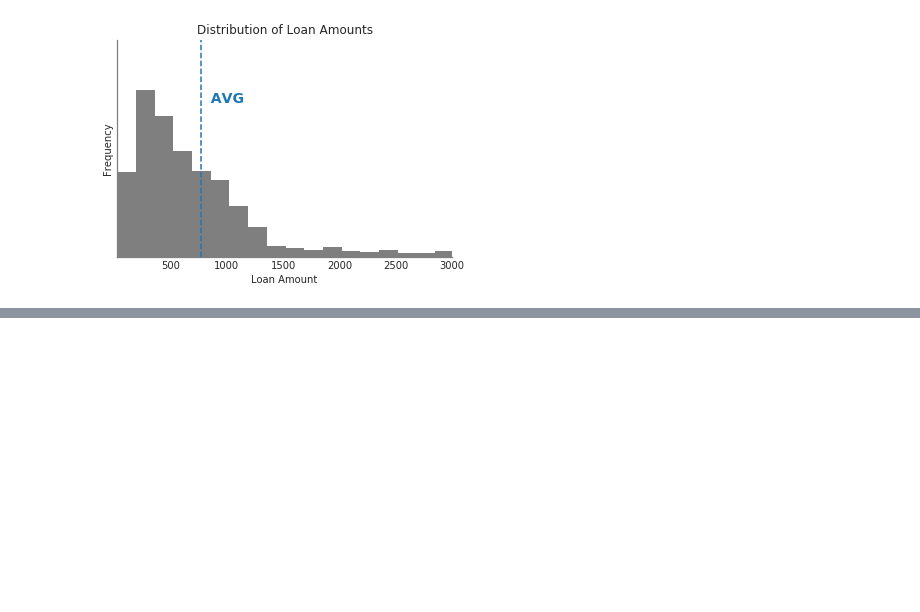
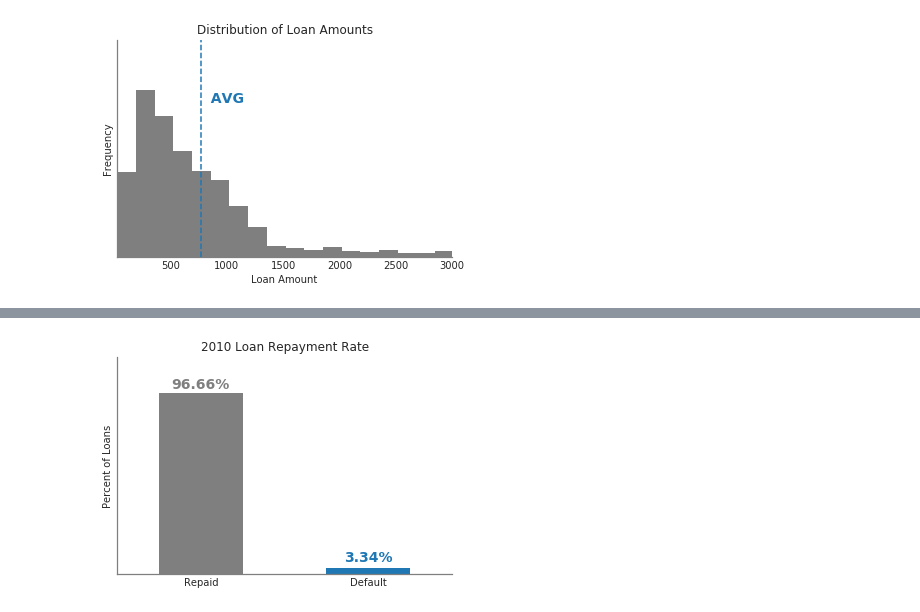
Before and after one commit to clcarver1130/dsi_capstone_project, a Jupyter notebook: notebooks/intial_eda.ipynb, the cells around one changed output, grey strips where cells are left out. Cells and saved outputs as stored; diff of their text form; code cells hidden in the pictures; blank space fills up the shorter version.

```diff
--- a/notebooks/intial_eda.ipynb
+++ b/notebooks/intial_eda.ipynb
@@ -129,0 +159,20 @@ plt.show()
+# %%
+ax = class_inbalance_df.plot(kind='bar', legend=False)
+for bar in ax.patches:
+    bar.set_facecolor(color=rgb_color(127,127,127)) # Set all to grey
+ax.patches[1].set_facecolor(rgb_color(31,119,180)) # highlight first with blue
+ax.spines['right'].set_visible(False)
+ax.spines['top'].set_visible(False)
+ax.spines['bottom'].set_color(tableau_grey)
+ax.spines['left'].set_color(tableau_grey)
+ax.axes.get_yaxis().set_ticks([])
+plt.xlabel('')
+plt.title('2010 Loan Repayment Rate')
+plt.ylabel('Percent of Loans')
+plt.xticks(range(2), ['Repaid', 'Default'], rotation='horizontal')
+plt.margins(0.2)
+plt.text(0,0.99, str(round(class_inbalance[0]*100, 2))+'%', horizontalalignment='center', color=tableau_grey, size=14, weight='bold')
+plt.text(1,0.07, str(round(class_inbalance[1]*100, 2))+'%', horizontalalignment='center', color=tableau_blue, size=14, weight='bold')
+plt.savefig('../pictures/class_inbalance.png', dpi=600, transparent=True, bbox_inches='tight', orientation='landscape')
+# %% [output]
+[figure, added]
```
Also changed, not shown: parts of 5 cells of this notebook, 2 other files.
